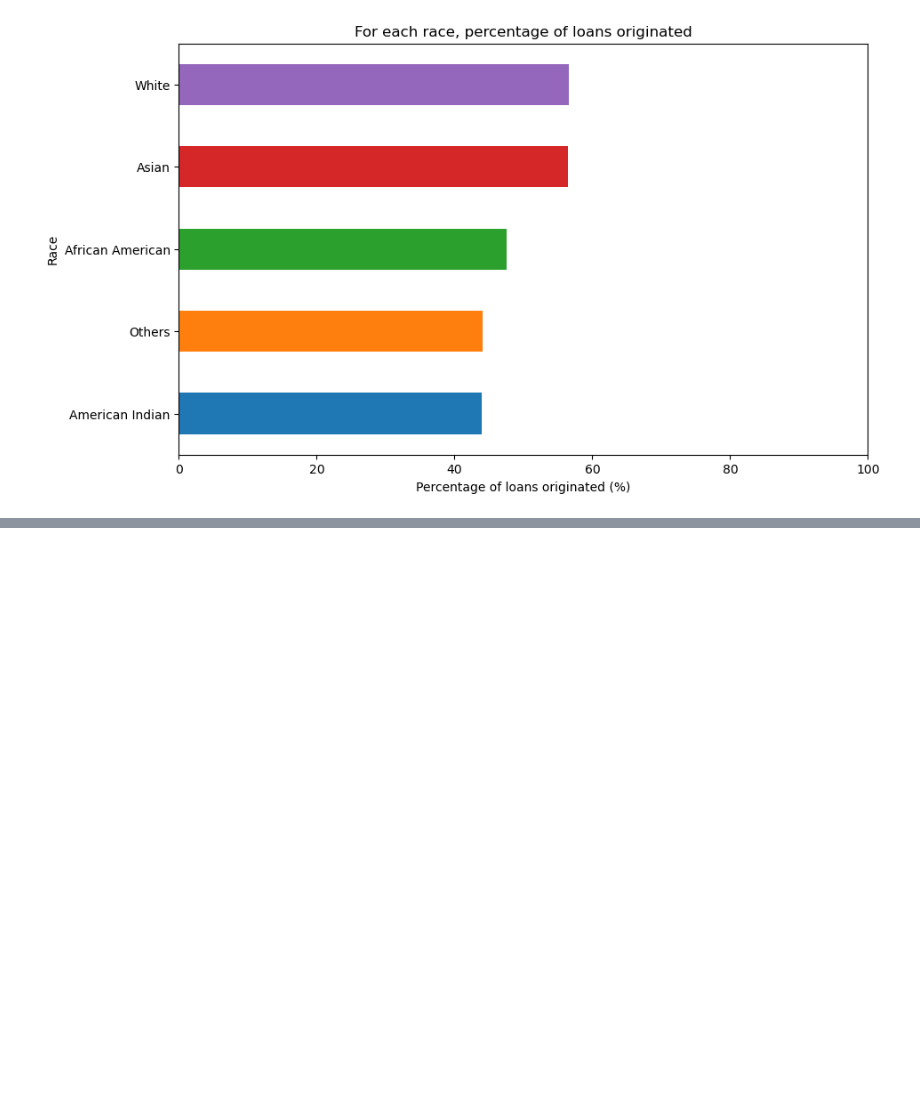
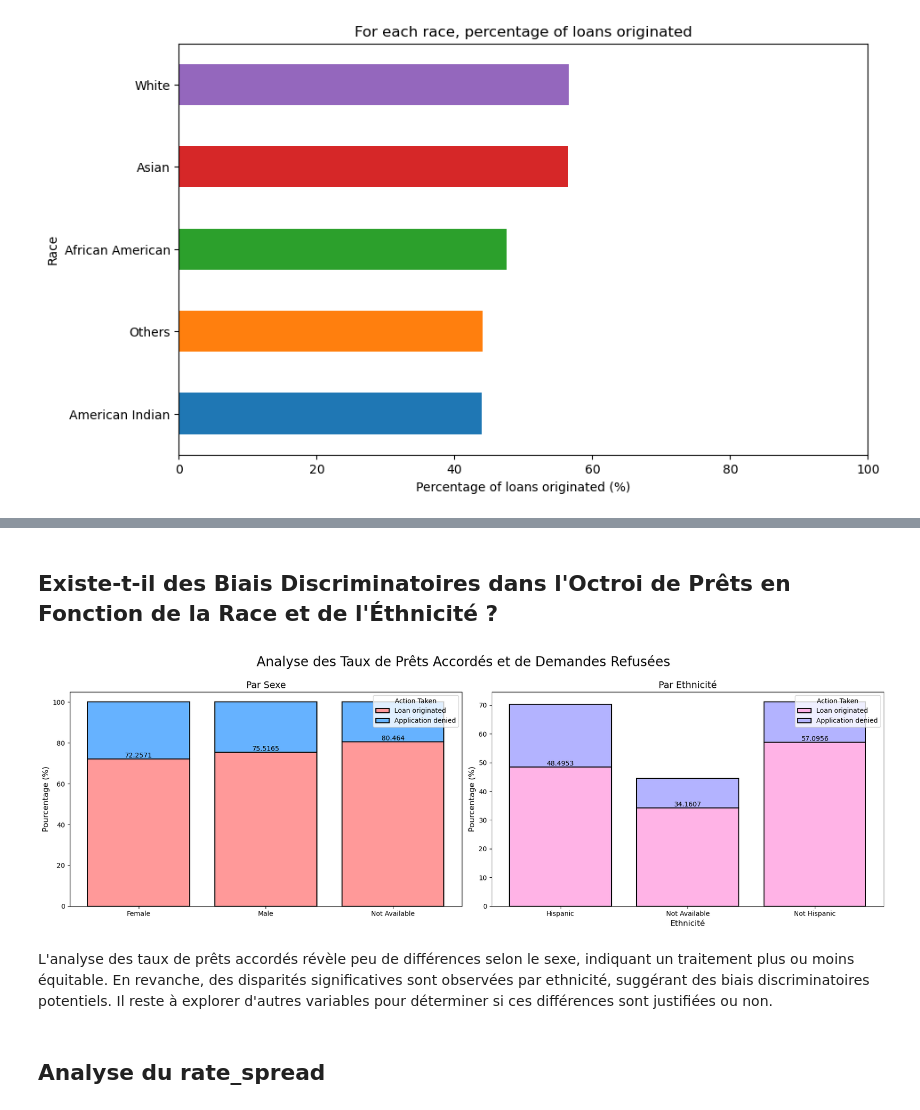
Before and after one commit to ghalys/mortgage_loans_analysis, a Jupyter notebook: business_problem_visualization.ipynb, the cells around one changed output, grey strips where cells are left out. Saved outputs shown, nothing was run; the diff lists cells and outputs as text; code cells hidden in the pictures; blank space fills up the shorter version.

```diff
--- a/business_problem_visualization.ipynb
+++ b/business_problem_visualization.ipynb
@@ -140,0 +274,2 @@ create_bar_chart_loan_per_race(approved_counts, race_counts)
+# %% [markdown]
+## Existe-t-il des Biais Discriminatoires dans l'Octroi de Prêts en Fonction de la Race et de l'Éthnicité ?
@@ -140,0 +343,20 @@ create_bar_chart_loan_per_race(approved_counts, race_counts)
+# %%
+df = rename_variables(df)
+# Créer la figure et les axes
+fig, axs = plt.subplots(1, 2, figsize=(18, 6))
+
+# Plotting
+plot_sex_distribution(df, axs[0])
+plot_ethnicity_distribution(df, axs[1])
+
+# Configuration de l'affichage
+plt.tight_layout()
+plt.suptitle('Analyse des Taux de Prêts Accordés et de Demandes Refusées', fontsize=20)
+plt.subplots_adjust(top=0.85)  # Ajuster l'espace pour le titre
+plt.show()
+# %% [output]
+[figure, added]
+# %% [markdown]
+L'analyse des taux de prêts accordés révèle peu de différences selon le sexe, indiquant un traitement plus ou moins équitable. En revanche, des disparités significatives sont observées par ethnicité, suggérant des biais discriminatoires potentiels. Il reste à explorer d'autres variables pour déterminer si ces différences sont justifiées ou non.
+# %% [markdown]
+## Analyse du rate_spread
```
Also changed, not shown: parts of 18 cells of this notebook.
